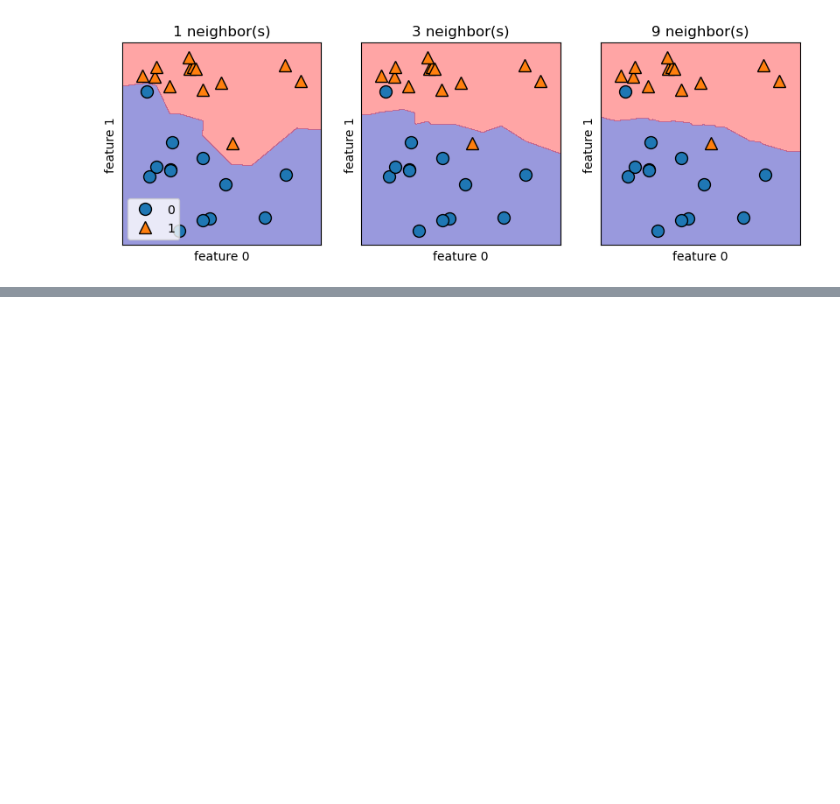
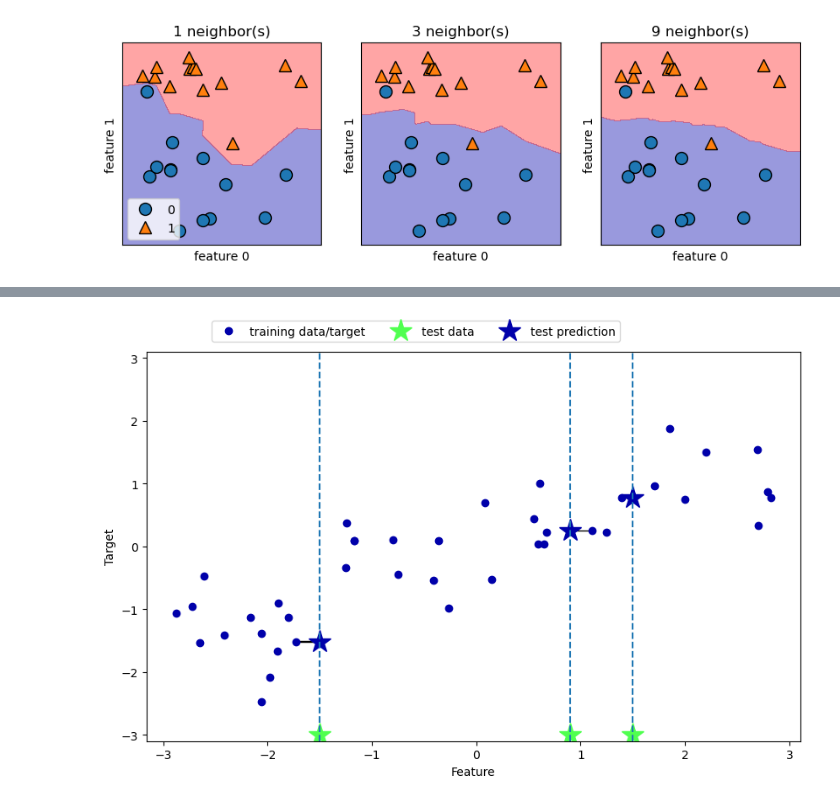
Before and after one commit to shahabzack/Introduction-to-Machine-Learning-with-Python, a Jupyter notebook: Supervised_Learning.ipynb, the cells around one changed output, grey strips where cells are left out. Cells and saved outputs as stored; diff of their text form; code cells hidden in the pictures; blank space fills up the shorter version.

```diff
--- a/Supervised_Learning.ipynb
+++ b/Supervised_Learning.ipynb
@@ -61,0 +93,4 @@ axes[0].legend(loc=3)
+# %%
+mglearn.plots.plot_knn_regression(n_neighbors=1)
+# %% [output]
+[figure, added]
```
Also changed, not shown: parts of 6 cells of this notebook.
